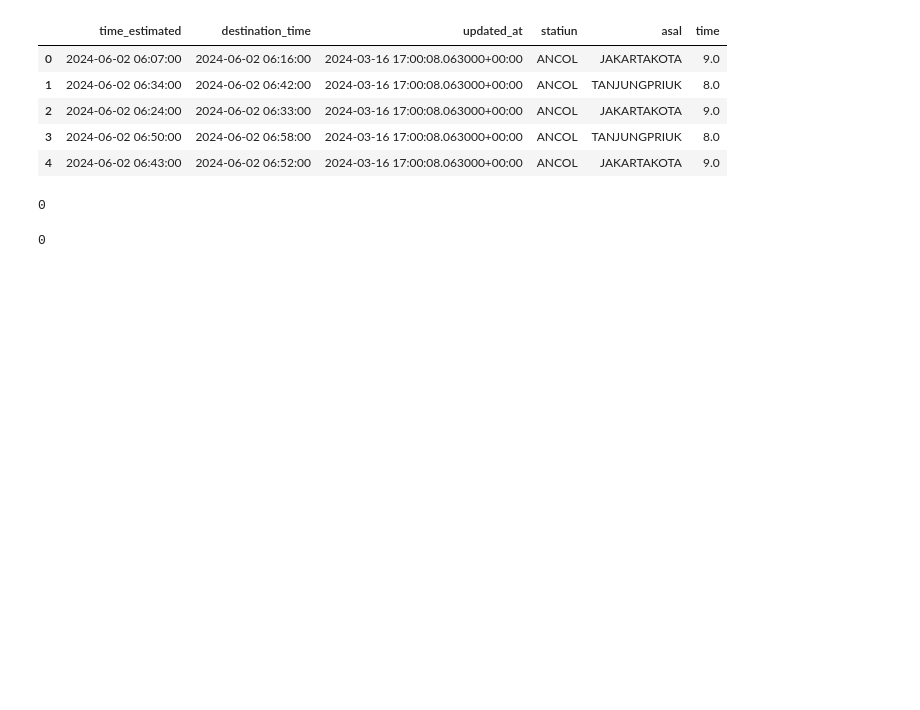
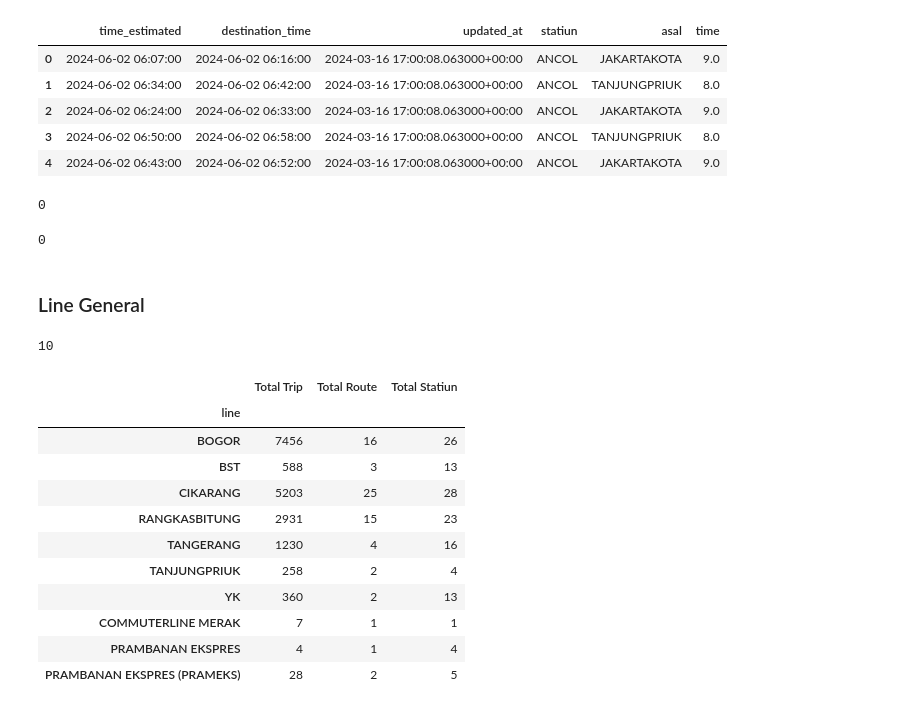
Before and after one commit to Xeroniter/Air, a Jupyter notebook: Year/Year.ipynb, the cells around one changed output. Saved outputs shown, nothing was run; the diff lists cells and outputs as text; code cells hidden in the pictures; blank space fills up the shorter version.

```diff
--- a/Year/Year.ipynb
+++ b/Year/Year.ipynb
@@ -40,0 +43,31 @@ origin.duplicated().sum()
+# %% [markdown]
+### Line General
+# %%
+origin["line"].nunique()
+# %% [output]
+10
+# %%
+lito = origin.groupby("line").agg({"line":"count","route":"nunique","statiun":"nunique"})
+
+columns = {"line":"Total Trip", "route":"Total Route", "statiun":"Total Statiun"}
+
+lito = lito.rename(columns=columns)
+
+lito.index = lito.index.str.replace("COMMUTER LINE", "")
+
+lito.index = lito.index.str.strip()
+
+lito
+# %% [output]
+|  | Total Trip | Total Route | Total Statiun |
+| line |  |  |  |
+| BOGOR | 7456 | 16 | 26 |
+| BST | 588 | 3 | 13 |
+| CIKARANG | 5203 | 25 | 28 |
+| RANGKASBITUNG | 2931 | 15 | 23 |
+| TANGERANG | 1230 | 4 | 16 |
+| TANJUNGPRIUK | 258 | 2 | 4 |
+| YK | 360 | 2 | 13 |
+| COMMUTERLINE MERAK | 7 | 1 | 1 |
+| PRAMBANAN EKSPRES | 4 | 1 | 4 |
+| PRAMBANAN EKSPRES (PRAMEKS) | 28 | 2 | 5 |
```
Also changed, not shown: parts of 5 cells of this notebook.
